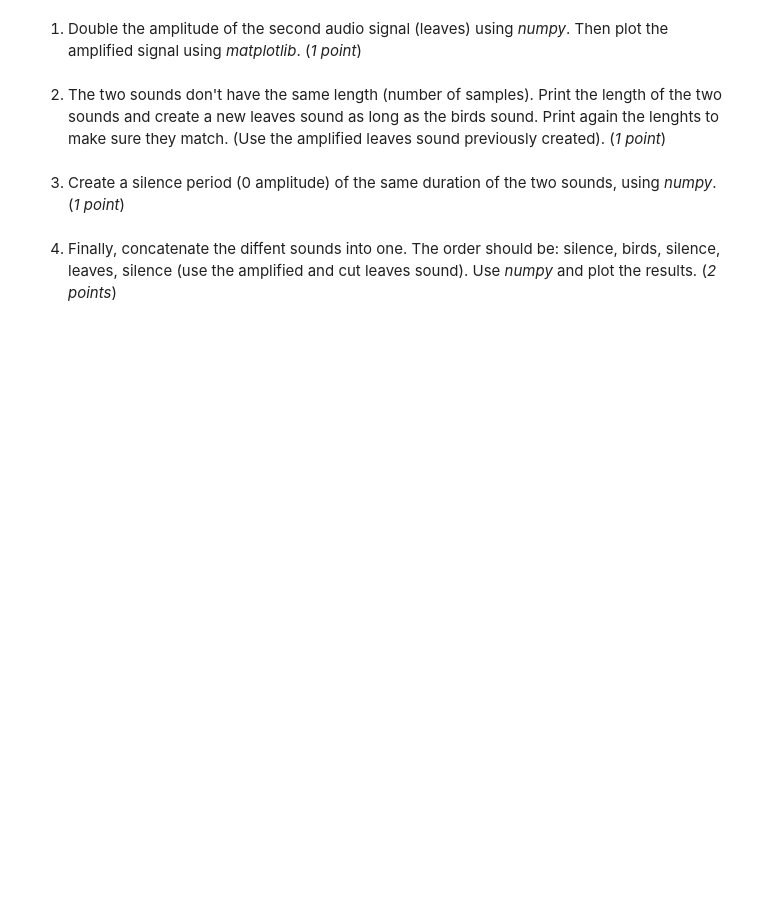
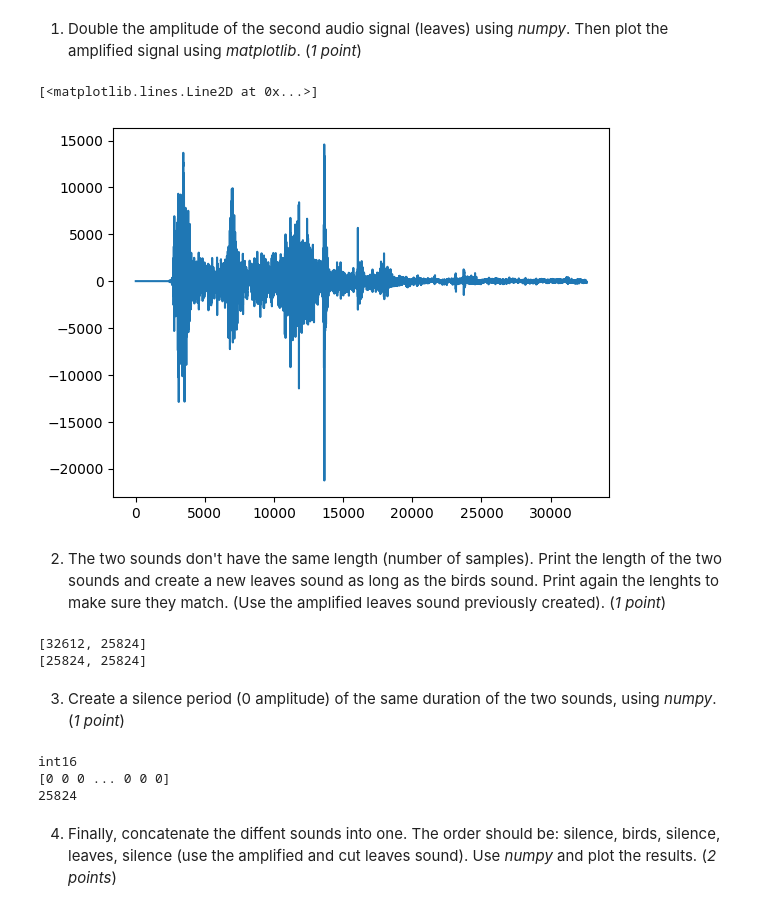
Before and after one commit to Kweisensee93/W2_assignment, a Jupyter notebook: W2_Assignment.ipynb, the cells around one changed output. Cells and saved outputs as stored; diff of their text form; code cells hidden in the pictures; blank space fills up the shorter version.

Commit message:
Upload data and exercises done up to now

```diff
--- a/W2_Assignment.ipynb
+++ b/W2_Assignment.ipynb
@@ -38,9 +38,9 @@ from scipy.io.wavfile import read
 
 #I changed the pathway to match my working directory, but saved the original
 #original: ./data/bird.wav
-fs_bird, sound_bird = read('./data/data/bird.wav')
+fs_bird, sound_bird = read('./data/bird.wav')
 #original: ./data/leaves.wav
-fs_leaves, sound_leaves = read('./data/data/leaves.wav')
+fs_leaves, sound_leaves = read('./data/leaves.wav')
 
 # Plot sounds in different subplots
 plt.figure(figsize=(16,6))
@@ -69,2 +65,18 @@ time.sleep(1)
+# %%
+# Import dependencies
+import numpy as np
+import matplotlib.pyplot as plt
+
+# Save sound data as numpy array
+leaves = np.array(sound_leaves)
+
+# Multiply leaves array by 2 and store to new variable
+leaves_x2 = leaves*2
+
+# Plot data with matplotlib
+plt.plot(leaves_x2)
+# %% [output]
+[<matplotlib.lines.Line2D at 0x...>]
+[figure, added]
 # %% [markdown]
 2. The two sounds don't have the same length (number of samples). Print the length of the two sounds and create a new leaves sound as long as the birds sound. Print again the lenghts to make sure they match. (Use the amplified leaves sound previously created). (*1 point*)
@@ -75,2 +83,21 @@ time.sleep(1)
+# %%
+# Dependencies still loaded from above
+
+# Create a bird array
+birds = np.array(sound_bird)
+
+# Get length of both arrays
+length = [len(leaves_x2), len(birds)]
+print(length)
+
+# Shorten length of leaves array
+short_leaves = leaves_x2[:len(birds)]
+
+# Check length again
+new_length = [len(short_leaves), len(birds)]
+print(new_length)
+# %% [output]
+[32612, 25824]
+[25824, 25824]
 # %% [markdown]
 3. Create a silence period (0 amplitude) of the same duration of the two sounds, using *numpy*. (*1 point*)
@@ -81,2 +104,17 @@ time.sleep(1)
+# %%
+# Dependencies still loaded from above
+
+# First check array type of sound data
+print(birds.dtype)
+
+silence = np.zeros(len(birds), dtype='int16')
+
+# Test to check if length and data is correct
+print(silence)
+print(len(silence))
+# %% [output]
+int16
+[0 0 0 ... 0 0 0]
+25824
 # %% [markdown]
 4. Finally, concatenate the diffent sounds into one. The order should be: silence, birds, silence, leaves, silence (use the amplified and cut leaves sound). Use *numpy* and plot the results. (*2 points*)
```
Also changed, not shown: parts of 14 cells of this notebook, 5 other files.
